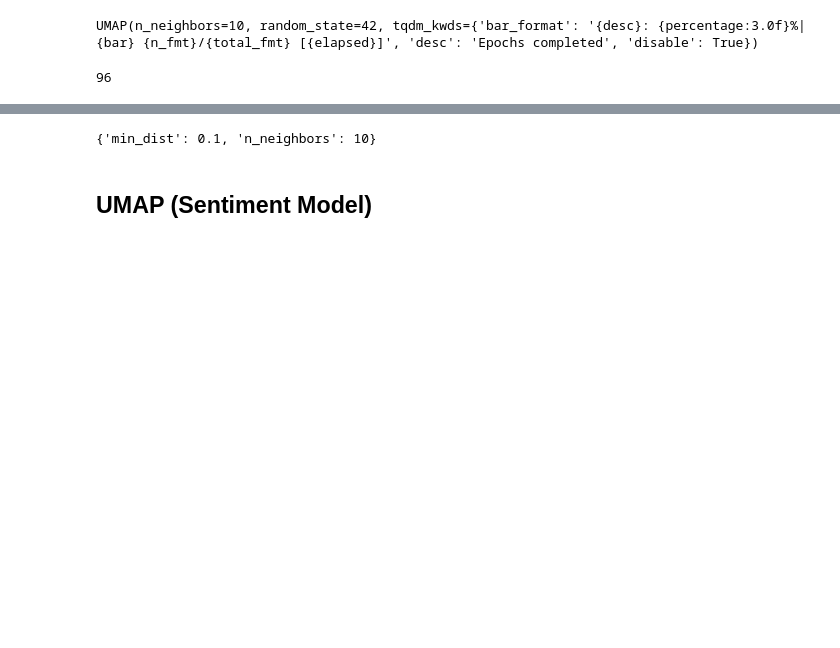
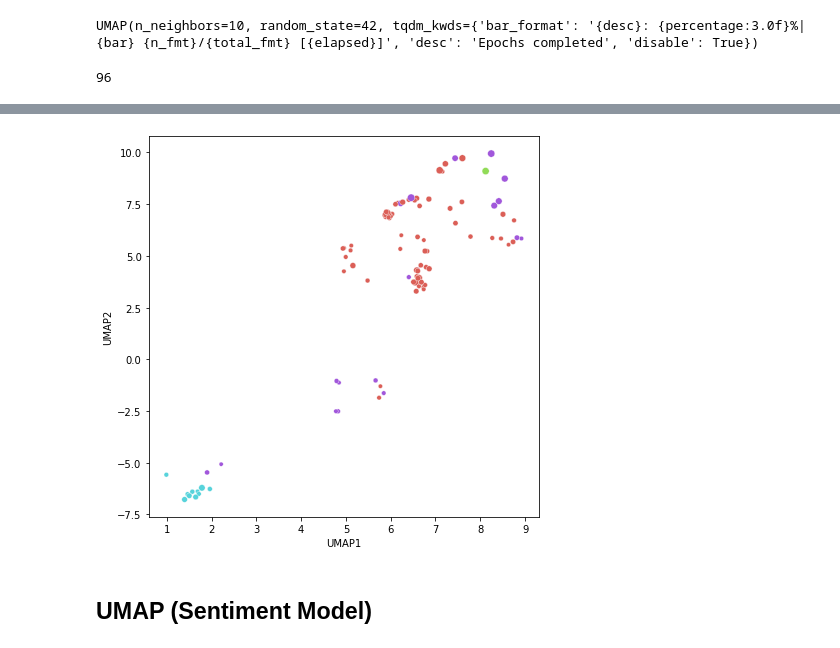
Before and after one commit to rkedia1/stock_volatility, a Jupyter notebook: analysis_of_clusters.ipynb, the cells around one changed output, grey strips where cells are left out. Saved outputs shown, nothing was run; the diff lists cells and outputs as text; code cells hidden in the pictures; blank space fills up the shorter version.

```diff
--- a/analysis_of_clusters.ipynb
+++ b/analysis_of_clusters.ipynb
@@ -210,9 +235,14 @@ def umap_silhouette_scorer(estimator, X):
     return silhouette_score(embeddings, labels)
 # %%
 # Perform grid search
-grid_search = GridSearchCV(reducer, param_grid, cv = 5, scoring = umap_silhouette_scorer)
-grid_search.fit(cf.umap.reduce())
-print(grid_search.best_estimator_)
+def grid_search(reducer = reducer, params = param_grid, scoring = umap_silhouette_scorer, obj = cf.umap):
+
+    grid_search = GridSearchCV(reducer, params, scoring = scoring)
+    grid_search.fit(obj.reduce())
+    print(grid_search.best_estimator_)
+    return grid_search.best_estimator_
+
+best_reducer = grid_search()
 # %% [output]
 UMAP(n_neighbors=10, random_state=42, tqdm_kwds={'bar_format': '{desc}: {percentage:3.0f}%| {bar} {n_fmt}/{total_fmt} [{elapsed}]', 'desc': 'Epochs completed', 'disable': True})
 # %%
@@ -251,15 +272,47 @@ sns.scatterplot(
-# %%
-outliers =
-
-for stock_index in range(len(df_1.index)):
-     plt.text(df_1.iloc[stock_index]['UMAP1'] + 0.2, df_1.iloc[stock_index]['UMAP2'], df_1.iloc[stock_index]['Symbol'],
-              horizontalalignment='left', size='medium', color='black', weight='semibold')
-
-plt.show()
-# %%
-print(grid_search.best_params_)
-# %% [output]
-{'min_dist': 0.1, 'n_neighbors': 10}
+# %%
+from sklearn.neighbors import Nearest Neighbors
+
+#outliers - ford, toyota, stla, nio, mdlz, len
+
+# mean = np.mean(df_1['UMAP1'])
+# std = np.std(df_1['UMAP1'])
+
+# #outliers = df_1[(df_1['UMAP1'] > 0.9*std*mean) | (df_1['UMAP1'] < -0.9*std*mean)]
+
+def outlier_detects(df = df1, k =5, outlier_thresh = 0.9):
+    umap_coords = df[['UMAP1', 'UMAP2']].values
+    neighbors_model = NearestNeighbors(n_neighbors=k)
+    neighbors_model.fit(umap_coords)
+    distances = neighbors_model.kneighbors(umap_coords)[0]
+
+    max_distance = np.percentile()
+
+
+
+
+
+
+def plot_scatter(data = df1, num_colors = 4, outlier_df = outliers):
+
+    plt.figure(figsize=(7, 7))
+    sns.scatterplot(
+        x="UMAP1",
+        y="UMAP2",
+        hue="Cluster",
+        size="AvgVolatility",
+        data=df_1,
+        palette=sns.color_palette("hls", num_colors),
+        legend=False,
+
+    )
+
+    for stock_index in range(len(outliers.index)):
+         plt.text(outliers.iloc[stock_index]['UMAP1'] + 0.2, outliers.iloc[stock_index]['UMAP2'], outliers.iloc[stock_index]['Symbol'],
+                  horizontalalignment='left', size='medium', color='black', weight='semibold')
+
+    plt.show()
+# %% [output]
+[figure, added]
 # %% [markdown]
 ## UMAP (Sentiment Model)
 # %%
```
Also changed, not shown: parts of 10 cells of this notebook, 1 other file.
